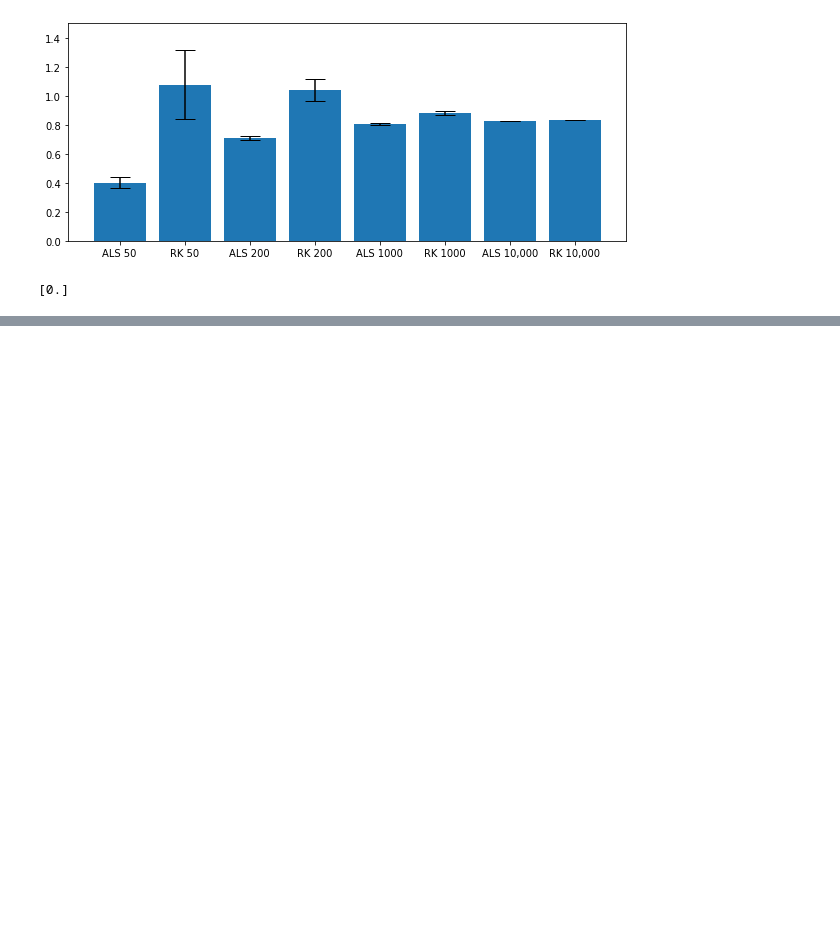
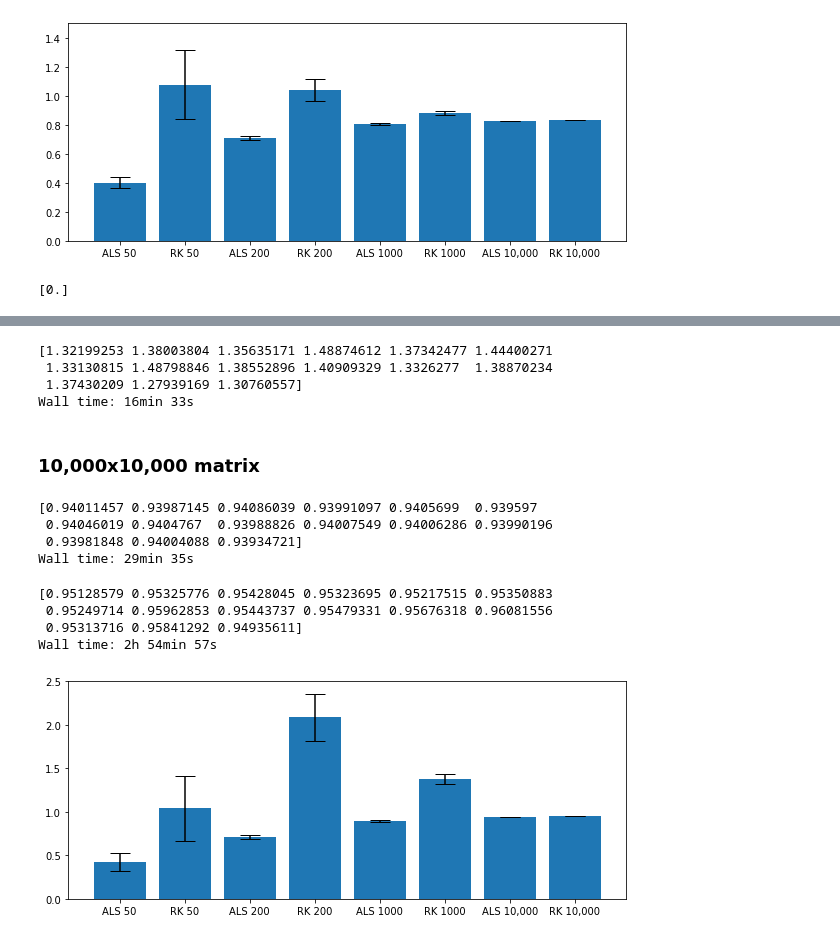
Before and after one commit to chauedwin/mf-algorithms, a Jupyter notebook: nmfAlgorithms.ipynb, the cells around one changed output, grey strips where cells are left out. Drawn from its saved outputs; the diff is of its cells as text; code cells hidden in the pictures; blank space fills up the shorter version.

```diff
--- a/nmfAlgorithms.ipynb
+++ b/nmfAlgorithms.ipynb
@@ -1269,0 +1295,4 @@ plt.show()
+# %%
+factor3d = np.random.choice(4, size=(1000,4))
+weight3d = np.random.randint(1, 5, size=(4, 1000))
+X3d = np.matmul(factor3d, weight3d)
@@ -1269,0 +1316,67 @@ plt.show()
+# %%
+%%time
+n = 15
+data = X3d
+rkerr3d = np.empty(n)
+for i in np.arange(n):
+    A, S, error = nmfrkproj(data, softproji, k = 4, niter = 100, kacziter = 1000, reinit = 1)
+    approx = np.matmul(A, S)
+    rkerr3d[i] = (np.linalg.norm(data - approx) / np.linalg.norm(data))
+
+print(rkerr3d)
+# %% [output]
+[1.32199253 1.38003804 1.35635171 1.48874612 1.37342477 1.44400271
+ 1.33130815 1.48798846 1.38552896 1.40909329 1.3326277  1.38870234
+ 1.37430209 1.27939169 1.30760557]
+Wall time: 16min 33s
+# %% [markdown]
+### 10,000x10,000 matrix
+# %%
+factor4d = np.random.choice(4, size=(10000,4))
+weight4d = np.random.randint(1, 5, size=(4, 10000))
+X4d = np.matmul(factor4d, weight4d)
+# %%
+%%time
+n = 15
+data = X4d
+alserr4d = np.empty(n)
+
+for i in np.arange(n):
+    A, S, e = nmfalsproj(data, softproji, k = 4, niter = 100, reinit = 1)
+    approx = np.matmul(A, S)
+    alserr4d[i] = (np.linalg.norm(data - approx) / np.linalg.norm(data))
+
+print(alserr4d)
+# %% [output]
+[0.94011457 0.93987145 0.94086039 0.93991097 0.9405699  0.939597
+ 0.94046019 0.9404767  0.93988826 0.94007549 0.94006286 0.93990196
+ 0.93981848 0.94004088 0.93934721]
+Wall time: 29min 35s
+# %%
+%%time
+n = 15
+data = X4d
+rkerr4d = np.empty(n)
+for i in np.arange(n):
+    A, S, error = nmfrkproj(data, softproji, k = 4, niter = 100, kacziter = 1000, reinit = 1)
+    approx = np.matmul(A, S)
+    rkerr4d[i] = (np.linalg.norm(data - approx) / np.linalg.norm(data))
+
+print(rkerr4d)
+# %% [output]
+[0.95128579 0.95325776 0.95428045 0.95323695 0.95217515 0.95350883
+ 0.95249714 0.95962853 0.95443737 0.95479331 0.95676318 0.96081556
+ 0.95313716 0.95841292 0.94935611]
+Wall time: 2h 54min 57s
+# %%
+objects = ('ALS 50', 'RK 50', 'ALS 200', 'RK 200', 'ALS 1000', 'RK 1000', 'ALS 10,000', 'RK 10,000')
+y_pos = np.arange(len(objects))
+performance = [np.mean(alserr1d), np.mean(rkerr1d), np.mean(alserr2d), np.mean(rkerr2d), np.mean(alserr3d), np.mean(rkerr3d), np.mean(alserr4d), np.mean(rkerr4d)]
+plt.figure(figsize=(10,4))
+plt.bar(y_pos, performance, yerr=[np.std(alserr1d), np.std(rkerr1d), np.std(alserr2d), np.std(rkerr2d), np.std(alserr3d), np.std(rkerr3d), np.std(alserr4d), np.std(rkerr4d)],
+        ecolor='black', capsize=10)
+plt.xticks(y_pos, objects)
+plt.ylim([0, 2.5])
+plt.show()
+# %% [output]
+[figure, added]
```
Also changed, not shown: parts of 17 cells of this notebook.
